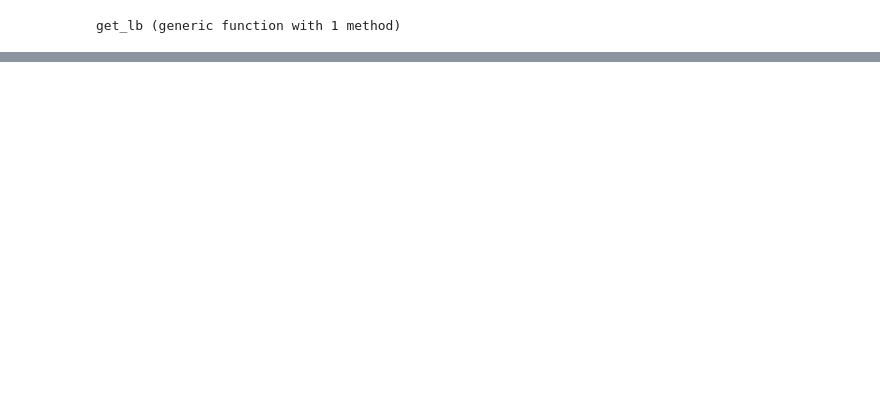
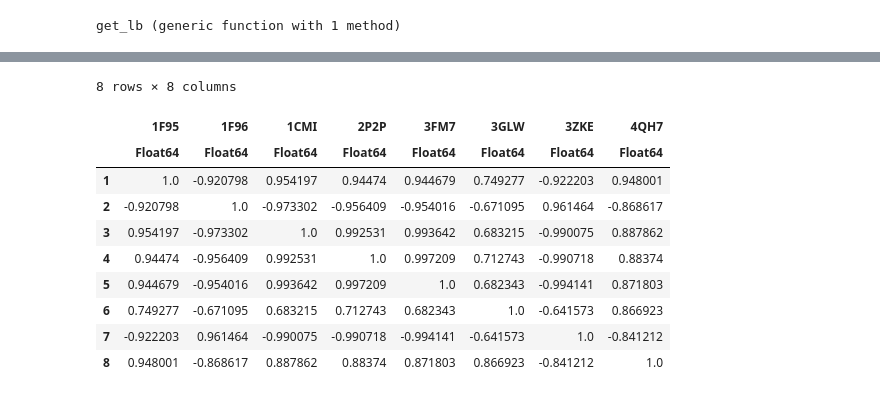
Before and after one commit to pgbarletta/old_dynein, a Jupyter notebook: src/wall_nma_lc8.ipynb, the cells around one changed output, grey strips where cells are left out. Drawn from its saved outputs; the diff is of its cells as text; code cells hidden in the pictures; blank space fills up the shorter version.

```diff
--- a/src/wall_nma_lc8.ipynb
+++ b/src/wall_nma_lc8.ipynb
@@ -389,0 +592,34 @@ plot!(us_lb,
+# %%
+i = 3
+v_15lb = modes_15lb[res_ic_lc8_c_3, i] ./ norm(modes_15lb[res_ic_lc8_c_3, i])
+v_16lb = modes_16lb[res_ic_lc8_c_3, i] ./ norm(modes_16lb[res_ic_lc8_c_3, i])
+v_1clb = modes_1clb[res_ic_lc8_c_3, i] ./ norm(modes_1clb[res_ic_lc8_c_3, i])
+v_2plb = modes_2plb[res_ic_lc8_c_3, i] ./ norm(modes_2plb[res_ic_lc8_c_3, i])
+v_3flb = modes_3flb[res_ic_lc8_c_3, i] ./ norm(modes_3flb[res_ic_lc8_c_3, i])
+v_3glb = modes_3glb[res_ic_lc8_c_3, i] ./ norm(modes_3glb[res_ic_lc8_c_3, i])
+v_3zlb = modes_3zlb[res_ic_lc8_c_3, i] ./ norm(modes_3zlb[res_ic_lc8_c_3, i])
+v_4qlb = modes_4qlb[res_ic_lc8_4q_c_3, i] ./ norm(modes_4qlb[res_ic_lc8_4q_c_3, i])
+
+v_all = hcat(v_15lb, v_16lb, v_1clb, v_2plb, v_3flb, v_3glb, v_3zlb, v_4qlb);
+
+df_dot_lc8_ic_c = DataFrame(transpose(v_all) * v_all)
+rename!(df_dot_lc8_ic_c, :x1 => Symbol("1F95"))
+rename!(df_dot_lc8_ic_c, :x2 => Symbol("1F96"))
+rename!(df_dot_lc8_ic_c, :x3 => Symbol("1CMI"))
+rename!(df_dot_lc8_ic_c, :x4 => Symbol("2P2P"))
+rename!(df_dot_lc8_ic_c, :x5 => Symbol("3FM7"))
+rename!(df_dot_lc8_ic_c, :x6 => Symbol("3GLW"))
+rename!(df_dot_lc8_ic_c, :x7 => Symbol("3ZKE"))
+rename!(df_dot_lc8_ic_c, :x8 => Symbol("4QH7"))
+# %% [output]
+8 rows × 8 columns
+|  | 1F95 | 1F96 | 1CMI | 2P2P | 3FM7 | 3GLW | 3ZKE | 4QH7 |
+|  | Float64 | Float64 | Float64 | Float64 | Float64 | Float64 | Float64 | Float64 |
+| 1 | 1.0 | -0.920798 | 0.954197 | 0.94474 | 0.944679 | 0.749277 | -0.922203 | 0.948001 |
+| 2 | -0.920798 | 1.0 | -0.973302 | -0.956409 | -0.954016 | -0.671095 | 0.961464 | -0.868617 |
+| 3 | 0.954197 | -0.973302 | 1.0 | 0.992531 | 0.993642 | 0.683215 | -0.990075 | 0.887862 |
+| 4 | 0.94474 | -0.956409 | 0.992531 | 1.0 | 0.997209 | 0.712743 | -0.990718 | 0.88374 |
+| 5 | 0.944679 | -0.954016 | 0.993642 | 0.997209 | 1.0 | 0.682343 | -0.994141 | 0.871803 |
+| 6 | 0.749277 | -0.671095 | 0.683215 | 0.712743 | 0.682343 | 1.0 | -0.641573 | 0.866923 |
+| 7 | -0.922203 | 0.961464 | -0.990075 | -0.990718 | -0.994141 | -0.641573 | 1.0 | -0.841212 |
+| 8 | 0.948001 | -0.868617 | 0.887862 | 0.88374 | 0.871803 | 0.866923 | -0.841212 | 1.0 |
```
Also changed, not shown: parts of 13 cells of this notebook, 1 other file.
